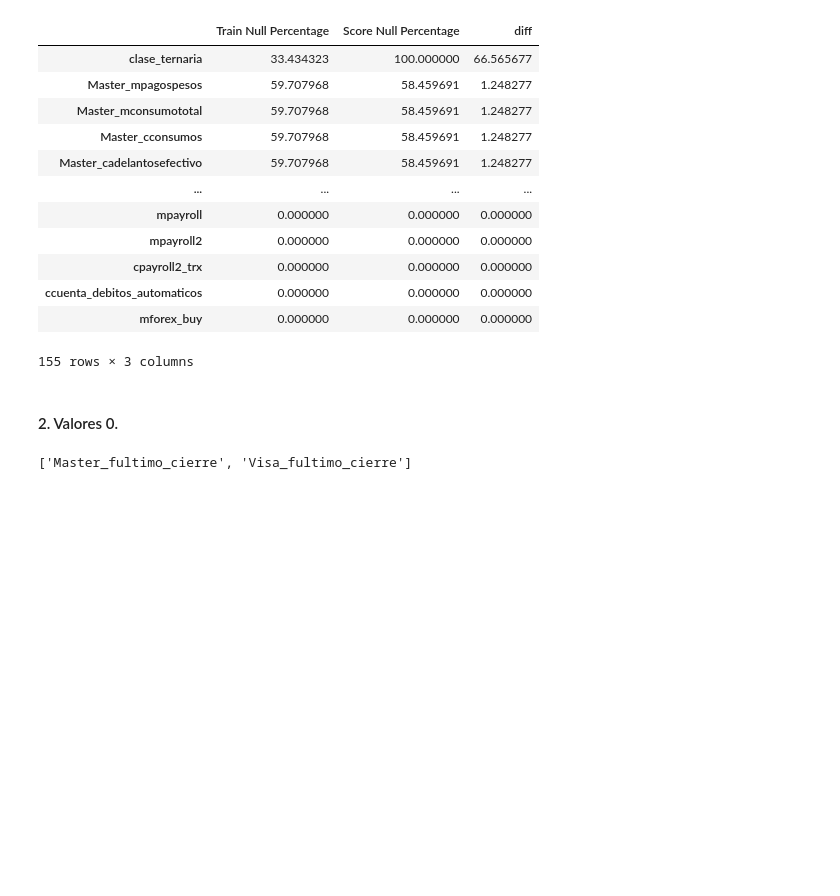
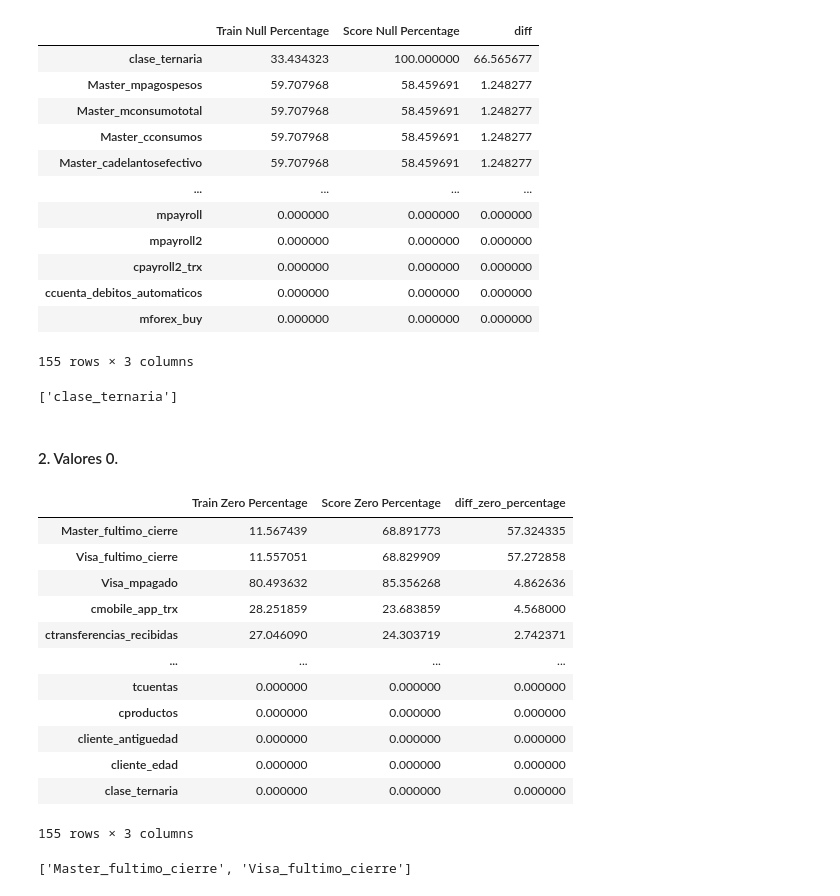
Before and after one commit to ingceciliaconde/dmeyf2024, a Jupyter notebook: Competencia_02/C02_2_pre_procesamiento.ipynb, the cells around one changed output. Cells and saved outputs as stored; diff of their text form; code cells hidden in the pictures; blank space fills up the shorter version.

```diff
--- a/Competencia_02/C02_2_pre_procesamiento.ipynb
+++ b/Competencia_02/C02_2_pre_procesamiento.ipynb
@@ -230,17 +245,39 @@ comparison_df_sorted
 | ccuenta_debitos_automaticos | 0.000000 | 0.000000 | 0.000000 |
 | mforex_buy | 0.000000 | 0.000000 | 0.000000 |
 155 rows × 3 columns
+# %%
+#b. Decidimos eliminar aquellas columnas con un gran cambio en la cantidad de nullos en el mes test.
+col_eliminar_nulls = list(comparison_df_sorted[(comparison_df_sorted["diff"] > 5)].index)
+
+print(col_eliminar_nulls)
+# %% [output]
+['clase_ternaria']
 # %% [markdown]
 #### 2. Valores 0.
 # %%
 #a. Evaluamos.
 train_zero_percentage = (train_data == 0).mean() * 100
 score_zero_percentage = (score_data == 0).mean() * 100
 
 comparison_df_zero = pd.DataFrame({'Train Zero Percentage': train_zero_percentage, 'Score Zero Percentage': score_zero_percentage})
 
 comparison_df_zero['diff_zero_percentage'] = (comparison_df_zero['Score Zero Percentage'] - comparison_df_zero['Train Zero Percentage']).abs()
 diff_zero_percentage_sorted = comparison_df_zero.sort_values('diff_zero_percentage',ascending=False)
+diff_zero_percentage_sorted
+# %% [output]
+|  | Train Zero Percentage | Score Zero Percentage | diff_zero_percentage |
+| Master_fultimo_cierre | 11.567439 | 68.891773 | 57.324335 |
+| Visa_fultimo_cierre | 11.557051 | 68.829909 | 57.272858 |
+| Visa_mpagado | 80.493632 | 85.356268 | 4.862636 |
+| cmobile_app_trx | 28.251859 | 23.683859 | 4.568000 |
+| ctransferencias_recibidas | 27.046090 | 24.303719 | 2.742371 |
+| ... | ... | ... | ... |
+| tcuentas | 0.000000 | 0.000000 | 0.000000 |
+| cproductos | 0.000000 | 0.000000 | 0.000000 |
+| cliente_antiguedad | 0.000000 | 0.000000 | 0.000000 |
+| cliente_edad | 0.000000 | 0.000000 | 0.000000 |
+| clase_ternaria | 0.000000 | 0.000000 | 0.000000 |
+155 rows × 3 columns
 # %%
 #b. Decidimos eliminar aquellas columnas con un gran cambio en la cantidad de 0 en el mes test.
 cols_eliminar = list(diff_zero_percentage_sorted[(diff_zero_percentage_sorted["diff_zero_percentage"] > 5)&(diff_zero_percentage_sorted["Score Zero Percentage"]>diff_zero_percentage_sorted["Train Zero Percentage"])].index)
```
Also changed, not shown: parts of 11 cells of this notebook.
